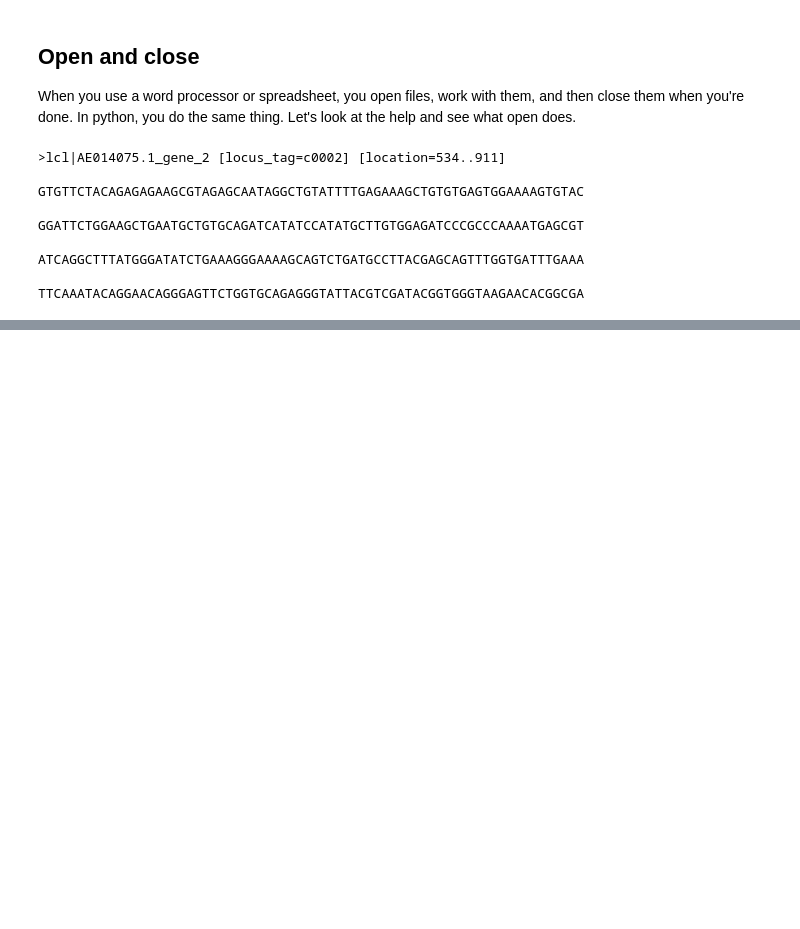
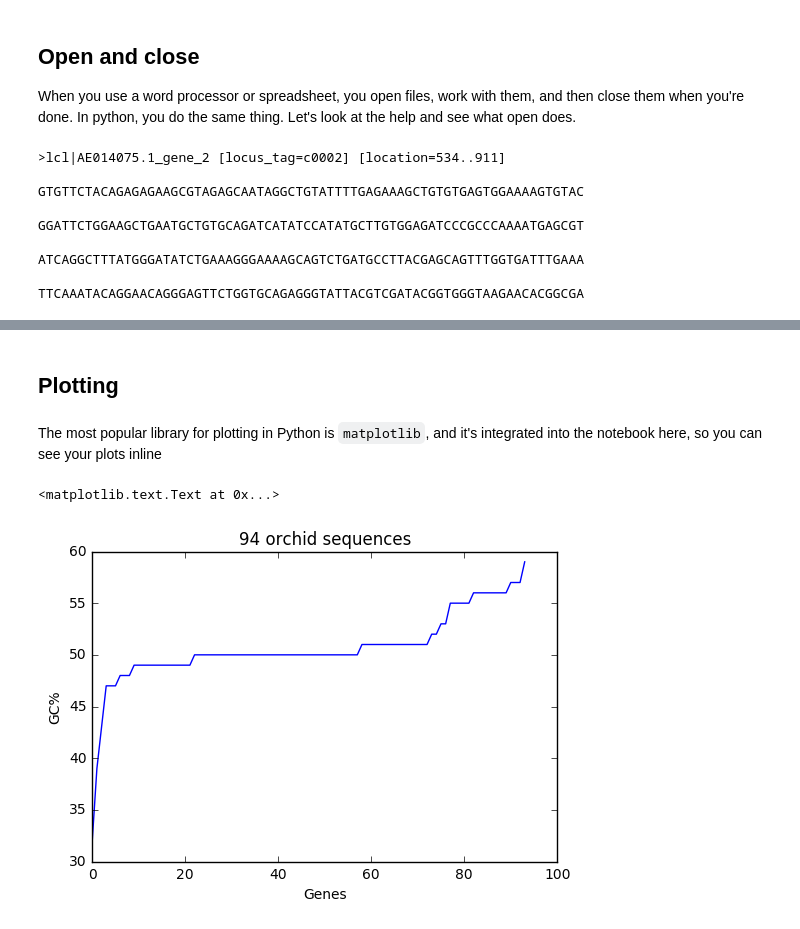
Before and after one commit to zmielko/scicomp-python, a Jupyter notebook: 2016-python.ipynb, the cells around one changed output, grey strips where cells are left out. Drawn from its saved outputs; the diff is of its cells as text; code cells hidden in the pictures; blank space fills up the shorter version.

Commit message:
Adds functions, scripts, and plotting

```diff
--- a/2016-python.ipynb
+++ b/2016-python.ipynb
@@ -791,0 +798,5 @@ TTCAAATACAGGAACAGGGAGTTCTGGTGCAGAGGGTATTACGTCGATACGGTGGGTAAGAACACGGCGA
+# %%
+f = open('test.fa')
+for line in f:
+    line = line.strip()
+f.close()
@@ -808,0 +925,10 @@ def read_sequences(filename):
+# %%
+def gc_content_percent(sequence):
+    """
+    Calculates the GC-content percentage of the input sequence
+    Returns the percentage as an integer out of 100
+    """
+    gc = sequence.count('G') + sequence.count('C')
+    atcg = len(sequence)
+    percent_gc = (gc * 100) / atcg
+    return percent_gc
@@ -816,0 +943,11 @@ Describe the above and then keep the name
+# %%
+orchids = read_fasta_dict('ls_orchid.fasta')
+# %%
+lengths, gc_contents = list(), list()
+for k,v in orchids.items():
+    lengths.append(len(v))
+    gc_contents.append(gc_content_percent(v))
+# %% [markdown]
+## Plotting
+# %% [markdown]
+The most popular library for plotting in Python is `matplotlib`, and it's integrated into the notebook here, so you can see your plots inline
@@ -816,0 +959,8 @@ Describe the above and then keep the name
+# %%
+plt.plot(sorted(gc_contents))
+plt.xlabel('Genes')
+plt.ylabel('GC%')
+plt.title(str(len(gc_contents)) + ' orchid sequences')
+# %% [output]
+<matplotlib.text.Text at 0x...>
+[figure, added]
```
Also changed, not shown: parts of 23 cells of this notebook, 2 other files.
